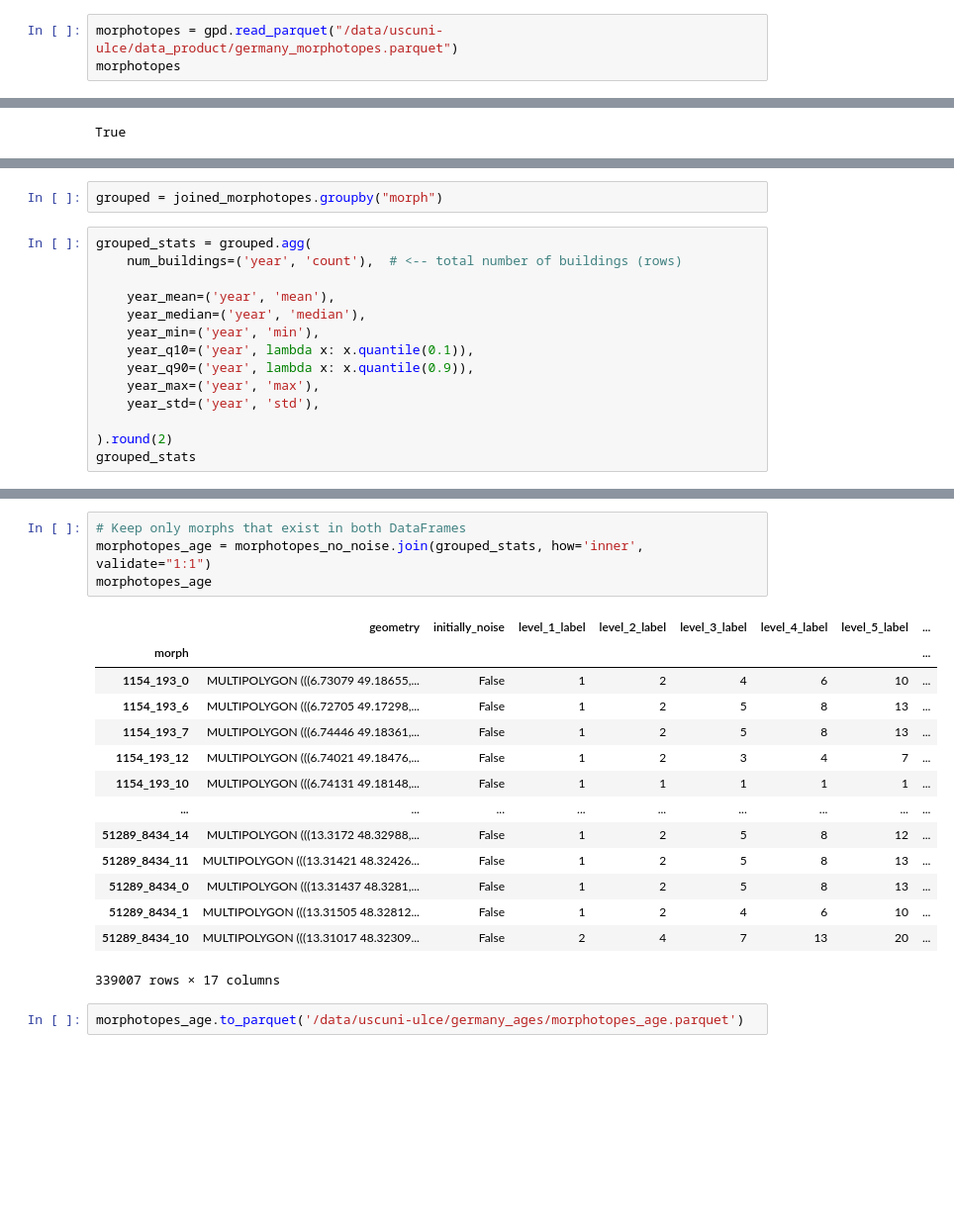
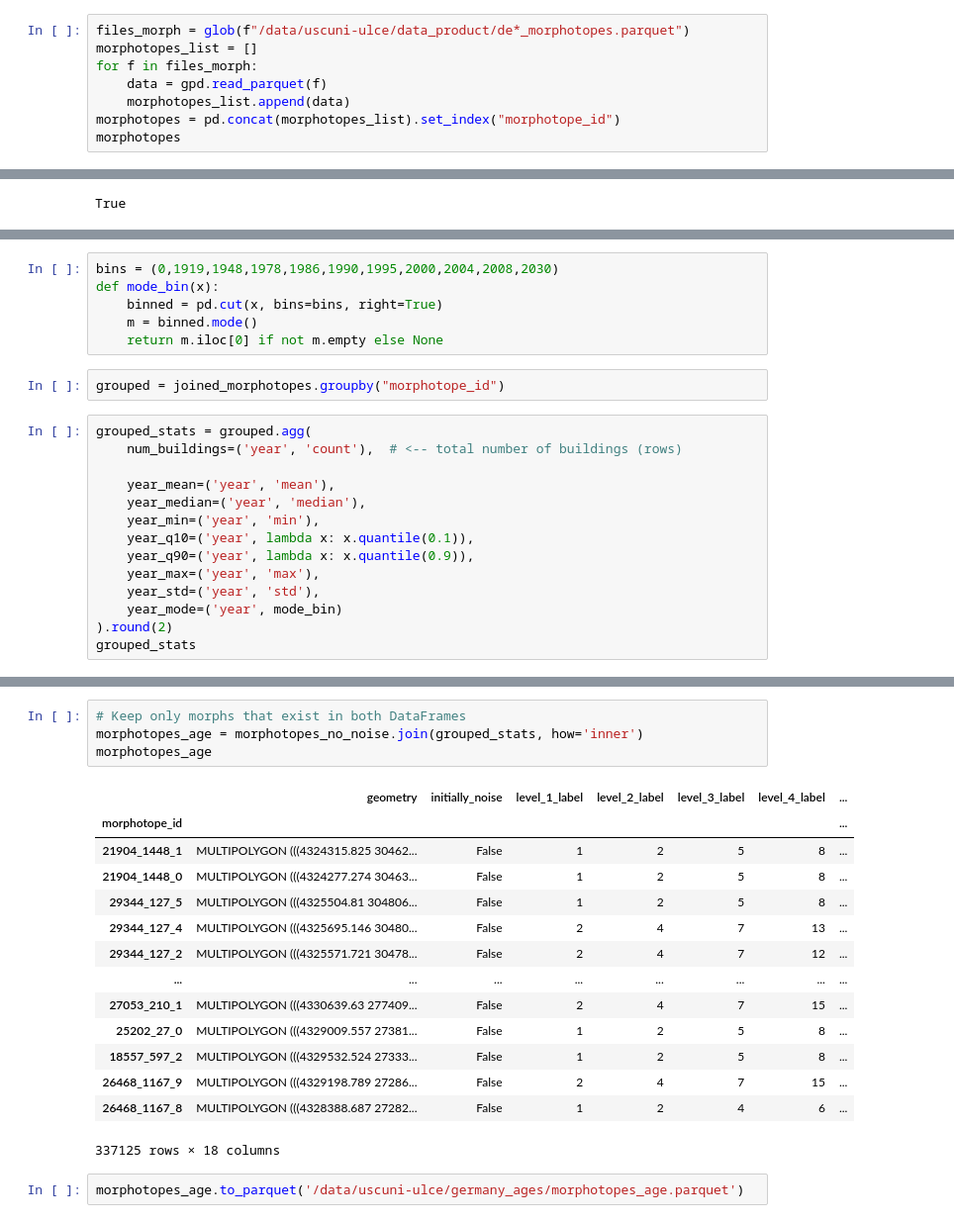
Before and after one commit to uscuni/evolution, a Jupyter notebook: code/join_age_morphotpes.ipynb, the cells around one changed output, grey strips where cells are left out. Shown: that part at 99% size. Cells and saved outputs as stored; diff of their text form; blank space fills up the shorter version.

```diff
--- a/code/join_age_morphotpes.ipynb
+++ b/code/join_age_morphotpes.ipynb
@@ -87,4 +86,9 @@ gdf
 # %%
-morphotopes = gpd.read_parquet("/data/uscuni-ulce/data_product/germany_morphotopes.parquet")
+files_morph = glob(f"/data/uscuni-ulce/data_product/de*_morphotopes.parquet")
+morphotopes_list = []
+for f in files_morph:
+    data = gpd.read_parquet(f)
+    morphotopes_list.append(data)
+morphotopes = pd.concat(morphotopes_list).set_index("morphotope_id")
 morphotopes
 # %% [output]
@@ -128,5 +132,11 @@ joined_morphotopes
+# %%
+bins = (0,1919,1948,1978,1986,1990,1995,2000,2004,2008,2030)
+def mode_bin(x):
+    binned = pd.cut(x, bins=bins, right=True)
+    m = binned.mode()
+    return m.iloc[0] if not m.empty else None
 # %%
-grouped = joined_morphotopes.groupby("morph")
+grouped = joined_morphotopes.groupby("morphotope_id")
 # %%
 grouped_stats = grouped.agg(
     num_buildings=('year', 'count'),  # <-- total number of buildings (rows)
@@ -138,7 +148,7 @@ grouped_stats = grouped.agg(
     year_q90=('year', lambda x: x.quantile(0.9)),
     year_max=('year', 'max'),
     year_std=('year', 'std'),
-
+    year_mode=('year', mode_bin)
 ).round(2)
 grouped_stats
 # %% [output]
@@ -163,21 +173,21 @@ np.int64(19362452)
 # %%
 # Keep only morphs that exist in both DataFrames
-morphotopes_age = morphotopes_no_noise.join(grouped_stats, how='inner', validate="1:1")
+morphotopes_age = morphotopes_no_noise.join(grouped_stats, how='inner')
 morphotopes_age
 # %% [output]
-|  | geometry | initially_noise | level_1_label | level_2_label | level_3_label | level_4_label | level_5_label | ... |
-| morph |  |  |  |  |  |  |  | ... |
-| 1154_193_0 | MULTIPOLYGON (((6.73079 49.18655,... | False | 1 | 2 | 4 | 6 | 10 | ... |
-| 1154_193_6 | MULTIPOLYGON (((6.72705 49.17298,... | False | 1 | 2 | 5 | 8 | 13 | ... |
-| 1154_193_7 | MULTIPOLYGON (((6.74446 49.18361,... | False | 1 | 2 | 5 | 8 | 13 | ... |
-| 1154_193_12 | MULTIPOLYGON (((6.74021 49.18476,... | False | 1 | 2 | 3 | 4 | 7 | ... |
-| 1154_193_10 | MULTIPOLYGON (((6.74131 49.18148,... | False | 1 | 1 | 1 | 1 | 1 | ... |
-| ... | ... | ... | ... | ... | ... | ... | ... | ... |
-| 51289_8434_14 | MULTIPOLYGON (((13.3172 48.32988,... | False | 1 | 2 | 5 | 8 | 12 | ... |
-| 51289_8434_11 | MULTIPOLYGON (((13.31421 48.32426... | False | 1 | 2 | 5 | 8 | 13 | ... |
-| 51289_8434_0 | MULTIPOLYGON (((13.31437 48.3281,... | False | 1 | 2 | 5 | 8 | 13 | ... |
-| 51289_8434_1 | MULTIPOLYGON (((13.31505 48.32812... | False | 1 | 2 | 4 | 6 | 10 | ... |
-| 51289_8434_10 | MULTIPOLYGON (((13.31017 48.32309... | False | 2 | 4 | 7 | 13 | 20 | ... |
+|  | geometry | initially_noise | level_1_label | level_2_label | level_3_label | level_4_label | ... |
+| morphotope_id |  |  |  |  |  |  | ... |
+| 21904_1448_1 | MULTIPOLYGON (((4324315.825 30462... | False | 1 | 2 | 5 | 8 | ... |
+| 21904_1448_0 | MULTIPOLYGON (((4324277.274 30463... | False | 1 | 2 | 5 | 8 | ... |
+| 29344_127_5 | MULTIPOLYGON (((4325504.81 304806... | False | 1 | 2 | 5 | 8 | ... |
+| 29344_127_4 | MULTIPOLYGON (((4325695.146 30480... | False | 2 | 4 | 7 | 13 | ... |
+| 29344_127_2 | MULTIPOLYGON (((4325571.721 30478... | False | 2 | 4 | 7 | 12 | ... |
+| ... | ... | ... | ... | ... | ... | ... | ... |
+| 27053_210_1 | MULTIPOLYGON (((4330639.63 277409... | False | 2 | 4 | 7 | 15 | ... |
+| 25202_27_0 | MULTIPOLYGON (((4329009.557 27381... | False | 1 | 2 | 5 | 8 | ... |
+| 18557_597_2 | MULTIPOLYGON (((4329532.524 27333... | False | 1 | 2 | 5 | 8 | ... |
+| 26468_1167_9 | MULTIPOLYGON (((4329198.789 27286... | False | 2 | 4 | 7 | 15 | ... |
+| 26468_1167_8 | MULTIPOLYGON (((4328388.687 27282... | False | 1 | 2 | 4 | 6 | ... |
-339007 rows × 17 columns
+337125 rows × 18 columns
 # %%
 morphotopes_age.to_parquet('/data/uscuni-ulce/germany_ages/morphotopes_age.parquet')
```
Also changed, not shown: parts of 10 cells of this notebook, 7 other files.
